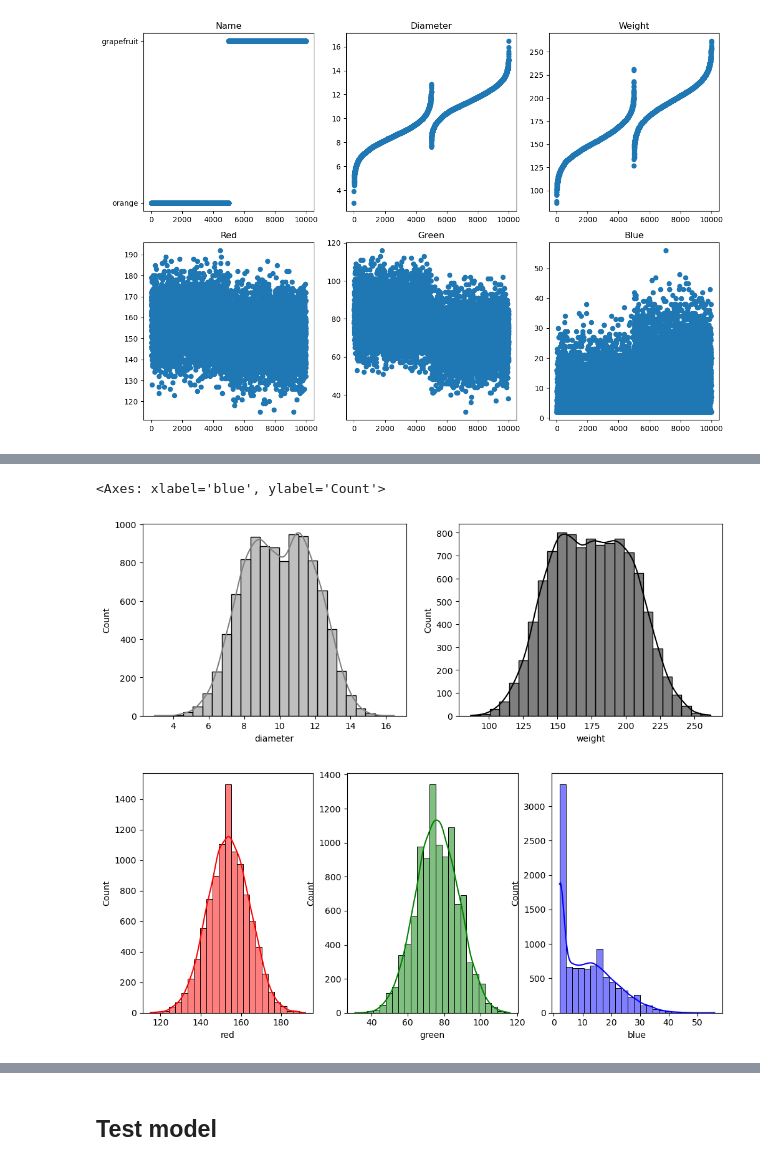
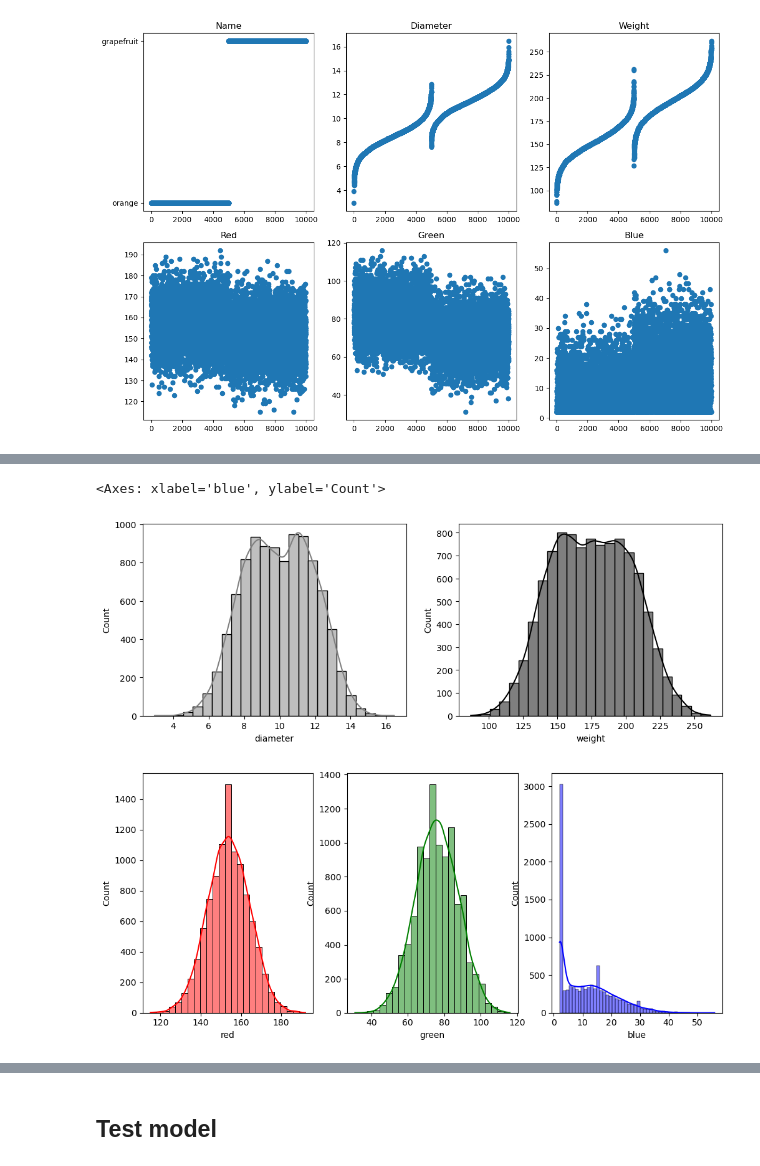
Before and after one commit to MohamedMandour10/Citrus-Binary-Classification, a Jupyter notebook: oranges-vs-grapefruit.ipynb, the cells around one changed output, grey strips where cells are left out. Cells and saved outputs as stored; diff of their text form; code cells hidden in the pictures.

```diff
--- a/oranges-vs-grapefruit.ipynb
+++ b/oranges-vs-grapefruit.ipynb
@@ -163,17 +159,14 @@ print(stat_dict)
 # %%
-# distribution of data before standarization
-import seaborn as sns
-
 # Create a 2x3 grid of subplots
 fig, axs = plt.subplots(1, 2, figsize=(12, 4))
 fig, axs2 = plt.subplots(1, 3, figsize=(12, 5))
 
 sns.histplot(data, x="diameter", kde=True, color='grey', ax=axs[0] , bins = 25)
 sns.histplot(data, x="weight", kde=True, color='black', ax=axs[1], bins = 25)
 sns.histplot(data, x="red", kde=True, color='r', ax=axs2[0], bins = 25)
 sns.histplot(data, x="green", kde=True, color='green', ax=axs2[1], bins = 25)
-sns.histplot(data, x="blue", kde=True, color='b', ax=axs2[2], bins = 25)
+sns.histplot(data, x="blue", kde=True, color='b', ax=axs2[2], bins = 50)
 # %% [output]
 <Axes: xlabel='blue', ylabel='Count'>
 [figure]
-[figure, old version]
+[figure, new version]
```
Also changed, not shown: parts of 54 cells of this notebook.
